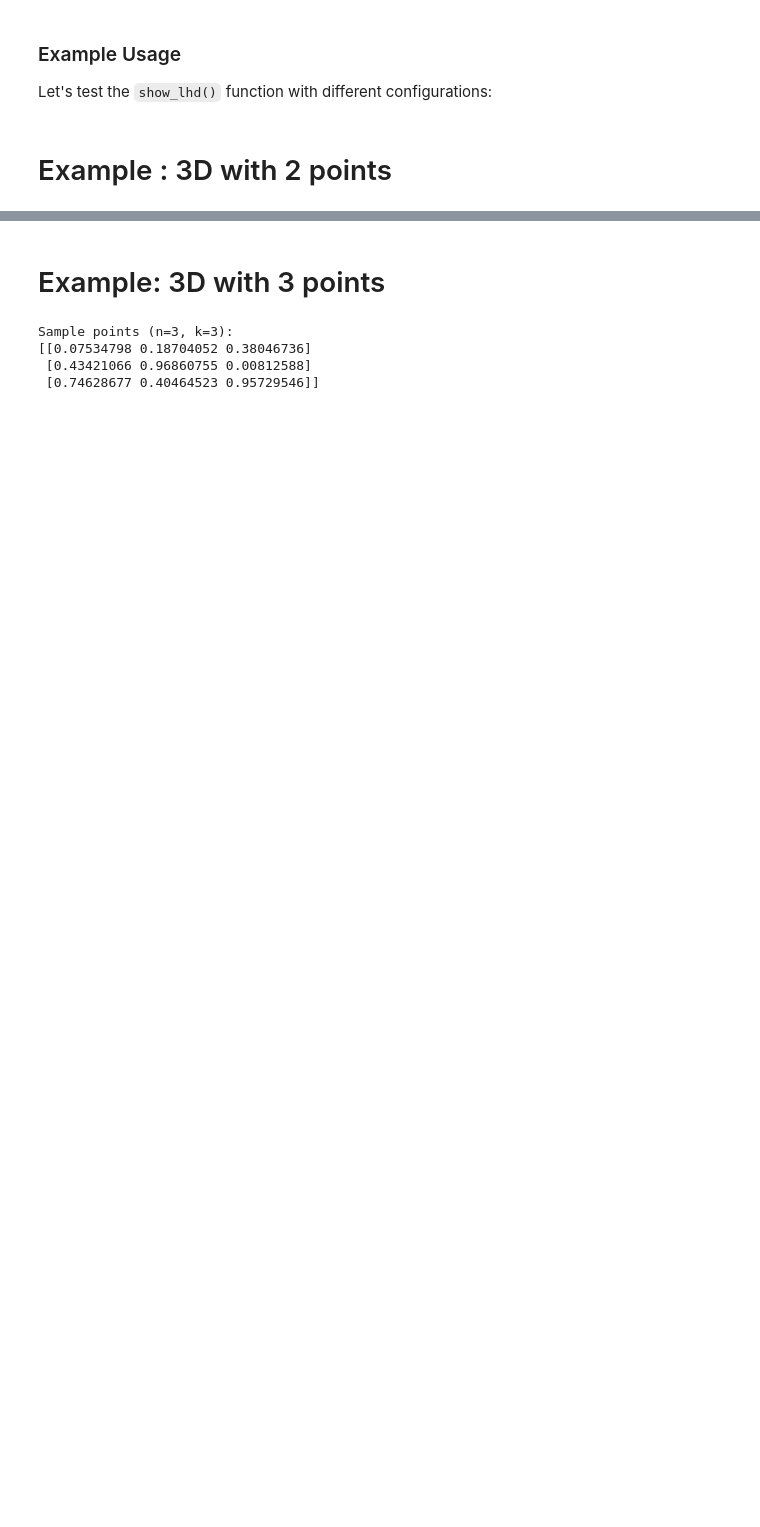
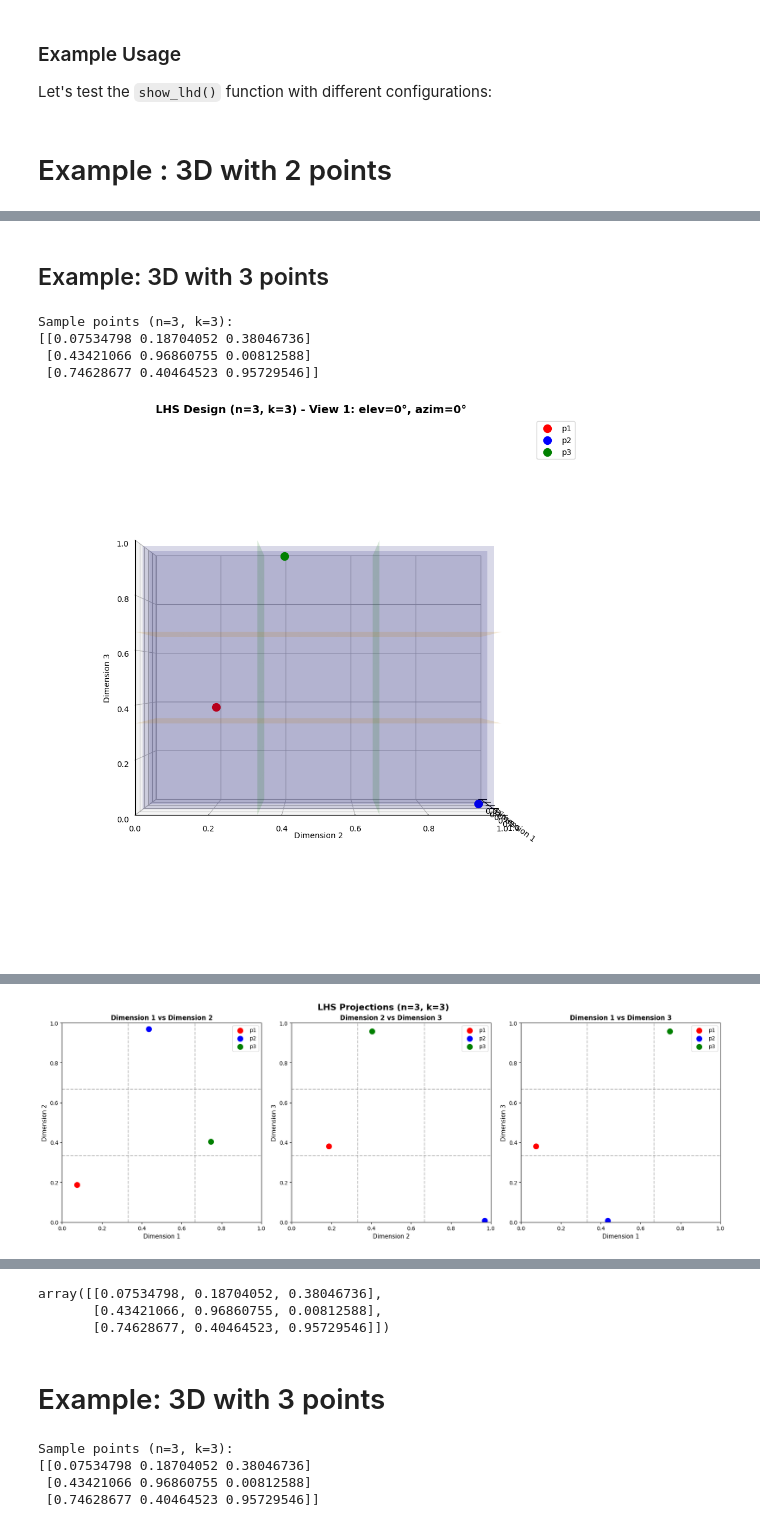
Before and after one commit to sequential-parameter-optimization/spotoptim-cookbook, a Jupyter notebook: lhs_demo.ipynb, the cells around one changed output, grey strips where cells are left out. Cells and saved outputs as stored; diff of their text form; code cells hidden in the pictures; blank space fills up the shorter version.

```diff
--- a/lhs_demo.ipynb
+++ b/lhs_demo.ipynb
@@ -218,0 +276,10 @@ Sample points (n=3, k=2):
+# %% [markdown]
+## Example: 3D with 3 points
+# %%
+show_lhd(n=3, k=3, elev=[0, 45, 90], azim=[0, 45, 0])
+# %% [output]
+Sample points (n=3, k=3):
+[[0.07534798 0.18704052 0.38046736]
+ [0.43421066 0.96860755 0.00812588]
+ [0.74628677 0.40464523 0.95729546]]
+[figure, added]
@@ -218,0 +288 @@ Sample points (n=3, k=2):
+[figure, added]
@@ -219,3 +290,6 @@ Sample points (n=3, k=2):
+array([[0.07534798, 0.18704052, 0.38046736],
+       [0.43421066, 0.96860755, 0.00812588],
+       [0.74628677, 0.40464523, 0.95729546]])
 # %% [markdown]
 # Example: 3D with 3 points
 # %%
```
Also changed, not shown: parts of 9 cells of this notebook.
